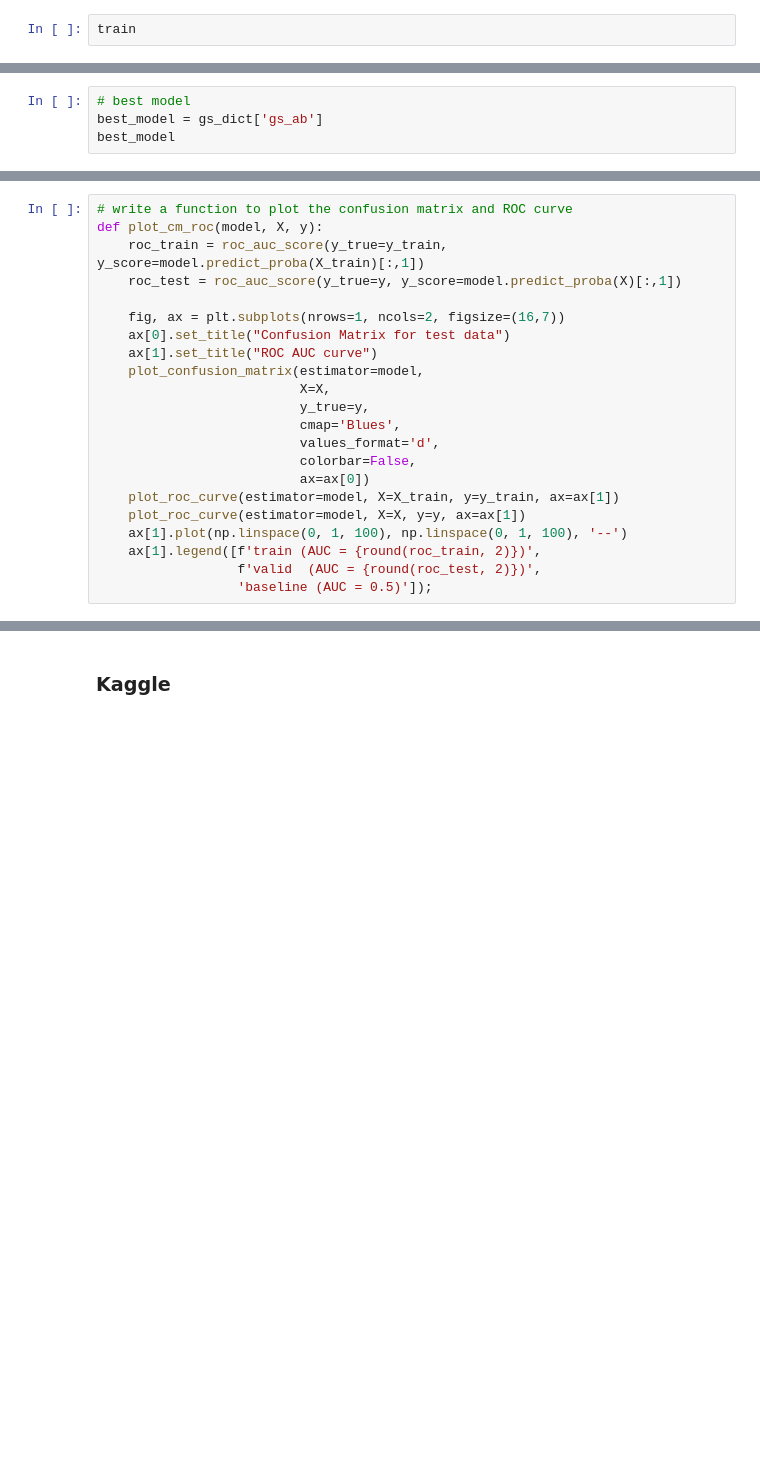
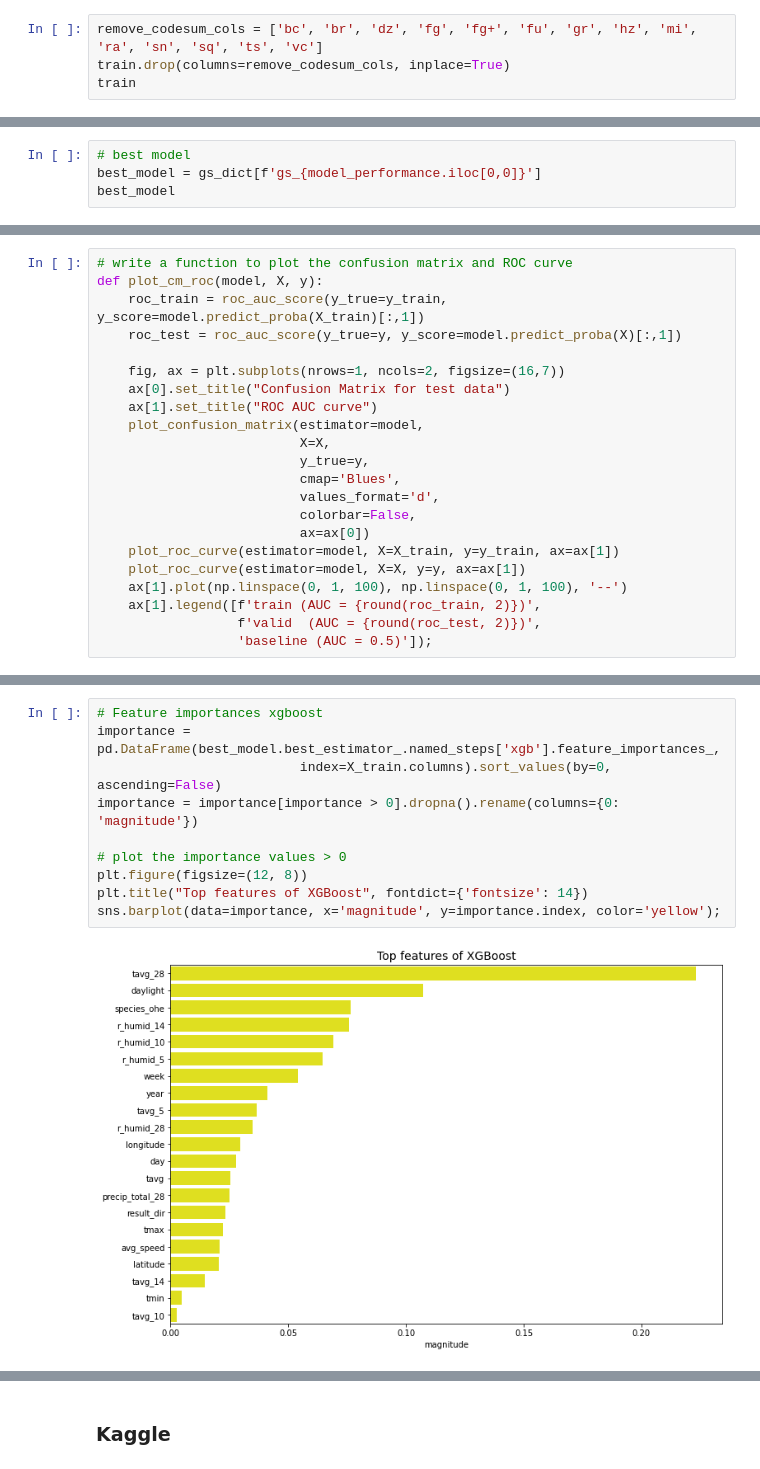
Before and after one commit to SiddharthPatel45/west-nile-virus, a Jupyter notebook: code/Part 2 - Modelling and Evaluation.ipynb, the cells around one changed output, grey strips where cells are left out. Cells and saved outputs as stored; diff of their text form; blank space fills up the shorter version.

```diff
--- a/code/Part 2 - Modelling and Evaluation.ipynb
+++ b/code/Part 2 - Modelling and Evaluation.ipynb
@@ -86,6 +83,8 @@ pd.set_option('display.max_columns', None)
 train = pd.read_csv('../datasets/combined_cleaned.csv')
 test = pd.read_csv('../datasets/test_cleaned.csv')
 # %%
+remove_codesum_cols = ['bc', 'br', 'dz', 'fg', 'fg+', 'fu', 'gr', 'hz', 'mi', 'ra', 'sn', 'sq', 'ts', 'vc']
+train.drop(columns=remove_codesum_cols, inplace=True)
 train
 # %% [output]
 |  | date | latitude | longitude | wnv_present | species_ohe | tmax | tmin | tavg | depart | dew_point | ... |
@@ -423,6 +457,6 @@ The above dataframe is sorted by `Val ROC-AUC`, and it shows that the _AdaBoost
 # %%
 # best model
-best_model = gs_dict['gs_ab']
+best_model = gs_dict[f'gs_{model_performance.iloc[0,0]}']
 best_model
 # %% [output]
 GridSearchCV(estimator=Pipeline(steps=[('smote', SMOTE(random_state=42)),
@@ -516,0 +526,12 @@ sns.barplot(data=importance, x='magnitude', y=importance.index, color='pink');
+# %%
+# Feature importances xgboost
+importance = pd.DataFrame(best_model.best_estimator_.named_steps['xgb'].feature_importances_,
+                          index=X_train.columns).sort_values(by=0, ascending=False)
+importance = importance[importance > 0].dropna().rename(columns={0: 'magnitude'})
+
+# plot the importance values > 0
+plt.figure(figsize=(12, 8))
+plt.title("Top features of XGBoost", fontdict={'fontsize': 14})
+sns.barplot(data=importance, x='magnitude', y=importance.index, color='yellow');
+# %% [output]
+[figure, added]
```
Also changed, not shown: parts of 46 cells of this notebook.
